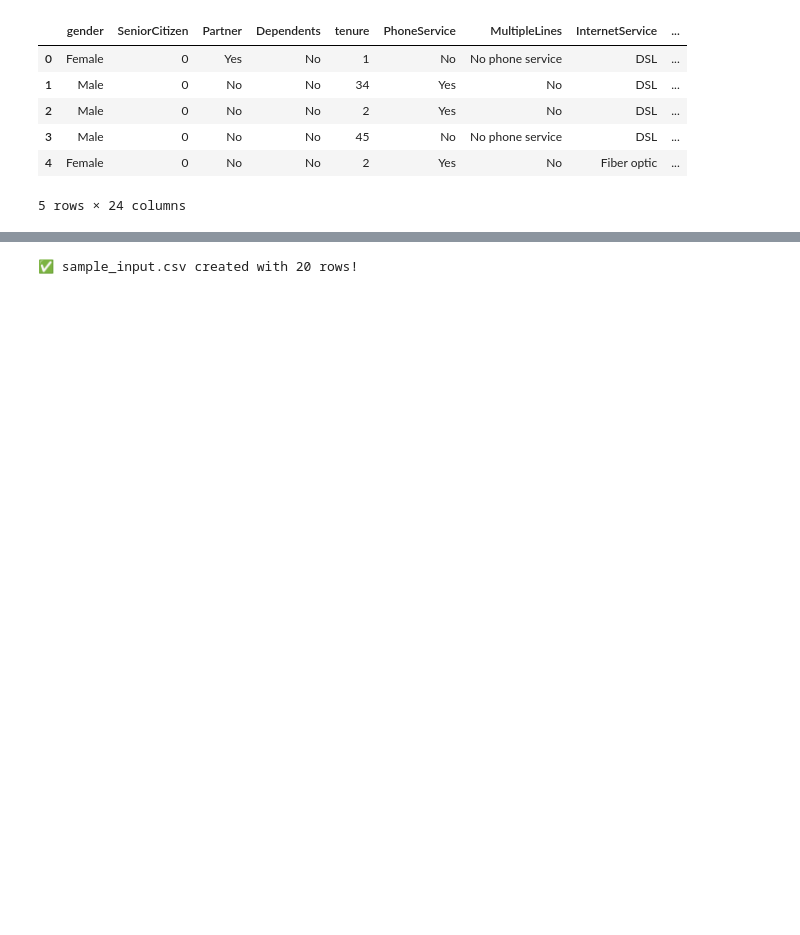
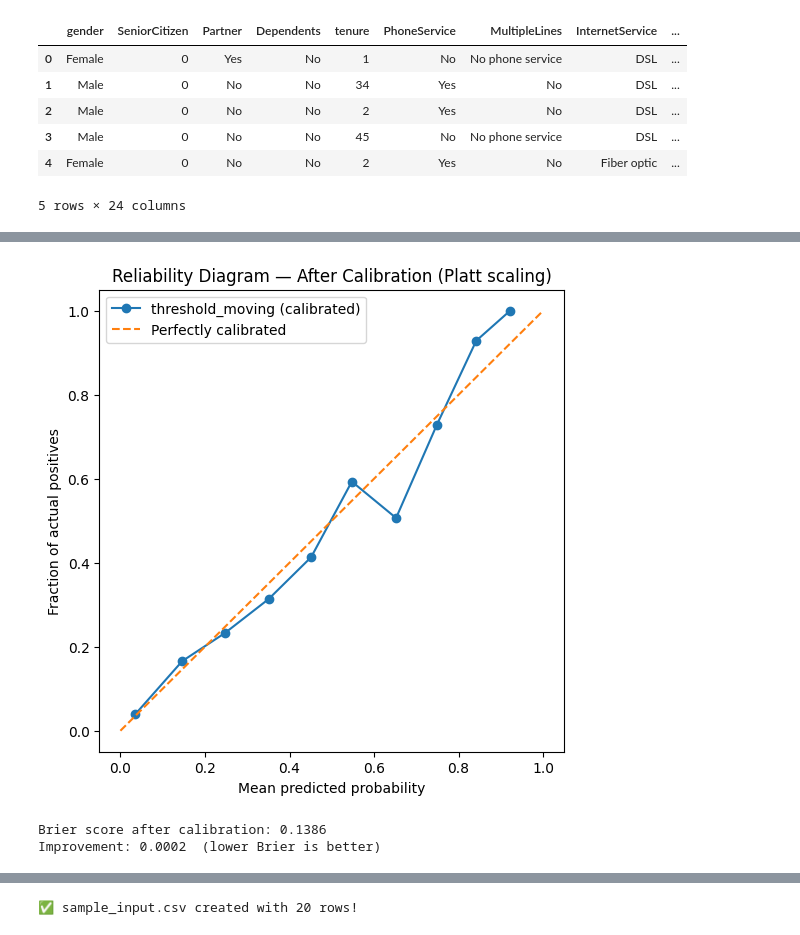
Before and after one commit to Amaanzz/-telco-churn-prediction-engine, a Jupyter notebook: notebook/customerchurn.ipynb, the cells around one changed output, grey strips where cells are left out. Cells and saved outputs as stored; diff of their text form; code cells hidden in the pictures; blank space fills up the shorter version.

```diff
--- a/notebook/customerchurn.ipynb
+++ b/notebook/customerchurn.ipynb
@@ -604,0 +830,6 @@ print("✅ Model, scaler, and columns saved successfully!")
+# %%
+lasso_clf = LogisticRegression(penalty='l1', solver='liblinear', C=0.1, max_iter=5000, random_state=42)
+lasso_clf.fit(X_train_fs, y_train)
+lasso_nonzero = [f for f, c in zip(feature_names_fs, lasso_clf.coef_[0]) if c != 0]
+print(f"LASSO kept {len(lasso_nonzero)} / {len(feature_names_fs)} features (non-zero coefficients)")
+print(lasso_nonzero)
@@ -604,0 +884,25 @@ print("✅ Model, scaler, and columns saved successfully!")
+# %%
+# Platt scaling (sigmoid) — safer default than isotonic given ~5,600 training rows,
+# isotonic is more flexible but needs more data to avoid overfitting the calibration curve itself
+calibrated_pipeline = CalibratedClassifierCV(clone(best_pipeline), method='sigmoid', cv=5)
+calibrated_pipeline.fit(X_train, y_train)
+
+probs_calibrated = calibrated_pipeline.predict_proba(X_test)[:, 1]
+frac_pos_cal, mean_pred_cal = calibration_curve(y_test, probs_calibrated, n_bins=10)
+
+plt.figure(figsize=(6, 6))
+plt.plot(mean_pred_cal, frac_pos_cal, marker='o', label=f'{winner_name} (calibrated)')
+plt.plot([0, 1], [0, 1], linestyle='--', label='Perfectly calibrated')
+plt.xlabel('Mean predicted probability')
+plt.ylabel('Fraction of actual positives')
+plt.title('Reliability Diagram — After Calibration (Platt scaling)')
+plt.legend()
+plt.show()
+
+brier_after = brier_score_loss(y_test, probs_calibrated)
+print(f"Brier score after calibration: {brier_after:.4f}")
+print(f"Improvement: {brier_before - brier_after:.4f}  (lower Brier is better)")
+# %% [output]
+[figure, added]
+Brier score after calibration: 0.1386
+Improvement: 0.0002  (lower Brier is better)
```
Also changed, not shown: parts of 136 cells of this notebook, 11 other files.
